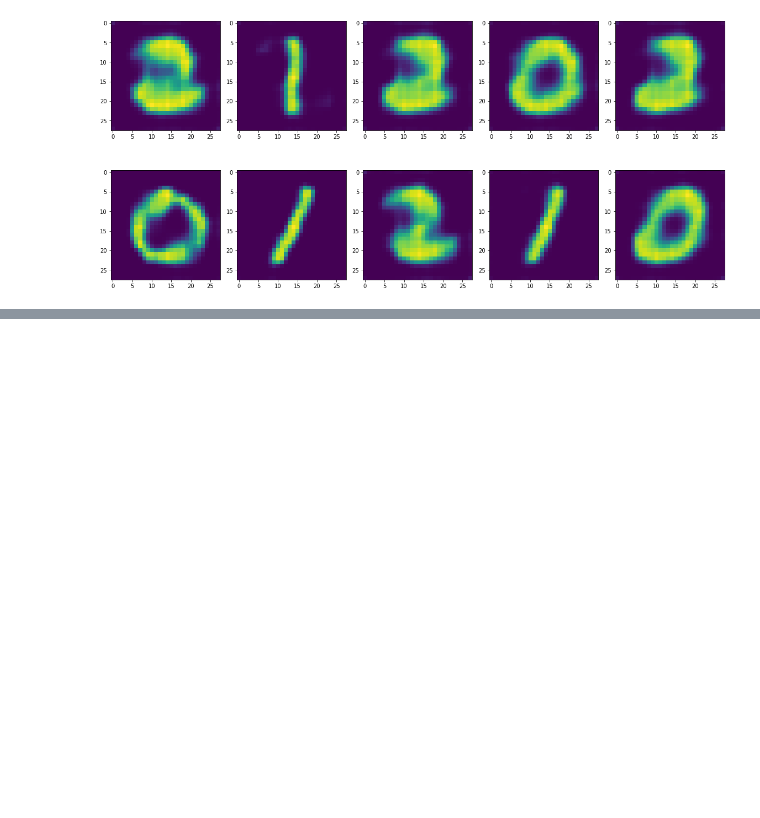
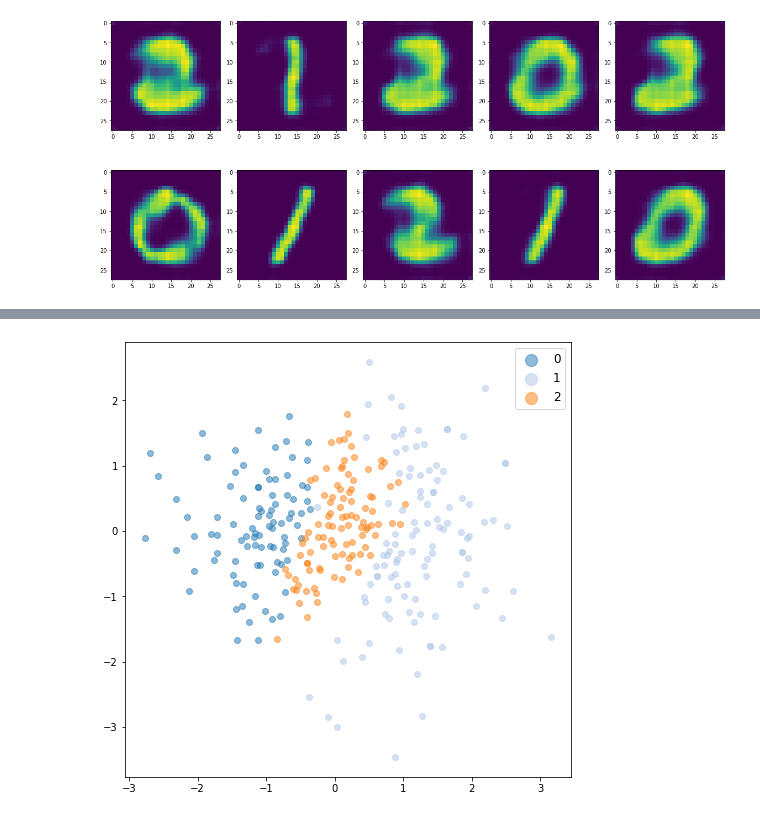
Before and after one commit to XiaoranHao/CoopCommAsInfoVAE, a Jupyter notebook: InfoVAE_EOT.ipynb, the cells around one changed output, grey strips where cells are left out. Saved outputs shown, nothing was run; the diff lists cells and outputs as text; code cells hidden in the pictures; blank space fills up the shorter version.

```diff
--- a/InfoVAE_EOT.ipynb
+++ b/InfoVAE_EOT.ipynb
@@ -175,3 +178,0 @@ torch.Size([1, 2])
-# %%
-a = model.pz.dot(model.pz)
-b = torch.sum(model.pz*model.pz)
@@ -216,13 +213,13 @@ def get_loaders(args):
         train_data = torchvision.datasets.MNIST(root=args.data, train=True, download=True, transform=train_transform)
         test_data = torchvision.datasets.MNIST(root=args.data, train=False, download=True, transform=valid_transform)
 
-    idx = train_data.targets <= 2
-    train_data.targets = train_data.targets[idx]
-    train_data.data = train_data.data[idx]
+#     idx = train_data.targets <= 2
+#     train_data.targets = train_data.targets[idx]
+#     train_data.data = train_data.data[idx]
 
-    subset = list(range(0, 300))
+#     subset = list(range(0, 300))
 
-    train_data= torch.utils.data.Subset(train_data, subset)
+#     train_data= torch.utils.data.Subset(train_data, subset)
 
     train_queue = torch.utils.data.DataLoader(train_data, batch_size=args.batch_size,shuffle=True,
                                   pin_memory=True)
@@ -237,10 +234,10 @@ class config(object):
         self.batch_size = batch_size
         self.data = './'
 
-args = config('MNIST',60000)
+args = config('MNIST',300)
 # %%
 actif='lrelu'
-cuda = not torch.cuda.is_available()
+cuda = torch.cuda.is_available()
 device = torch.device("cuda" if cuda else "cpu")
 
 activations_list = {
@@ -255,7 +252,7 @@ img_size = 28
 epsilon = 1
 in_channels =1
 latent_class = 2
-epochs = 300
+epochs = 2
 n_samples = 600
 # %%
 model = EOT_sample(n_samples, epsilon, in_channels, latent_class, activFun, img_size)
@@ -424,0 +482,23 @@ plt.show()
+# %%
+with torch.no_grad():
+    P, C, kl = model(data)
+    z = model.z
+z_ = z[P.argmax(axis=1)]
+# %%
+import matplotlib.pyplot as plt
+import numpy as np
+from matplotlib import cm
+
+cmap = cm.get_cmap('tab20')
+fig, ax = plt.subplots(figsize=(8,8))
+num_categories = 3
+for lab in range(num_categories):
+    indices = target==lab
+    ax.scatter(z_[indices,0],z_[indices,1], c=np.array(cmap(lab)).reshape(1,4), label = lab ,alpha=0.5)
+ax.legend(fontsize='large', markerscale=2)
+plt.show()
+
+# n_samples = 600
+# semi-dual sgd
+# %% [output]
+[figure, added]
```
Also changed, not shown: parts of 38 cells of this notebook, 5 other files.
